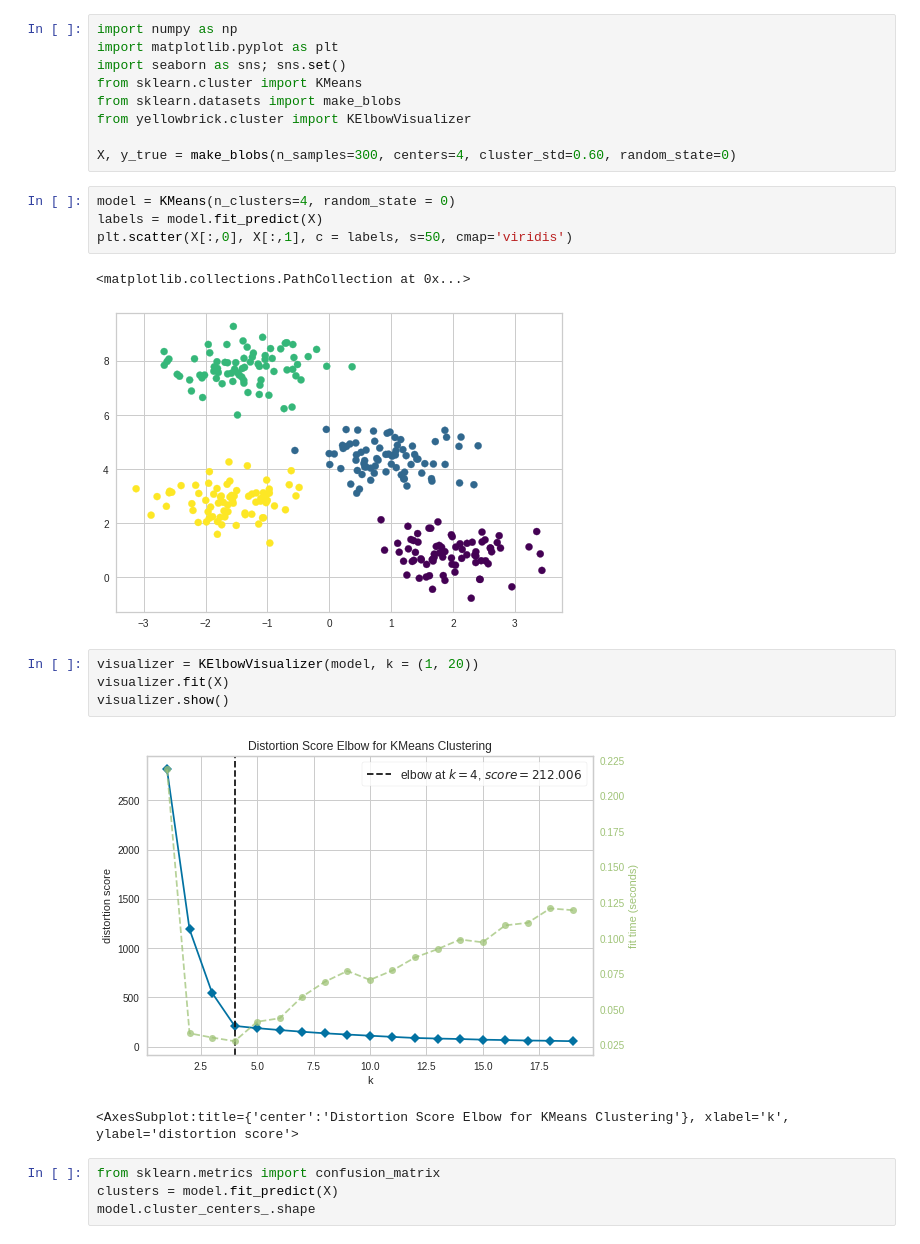
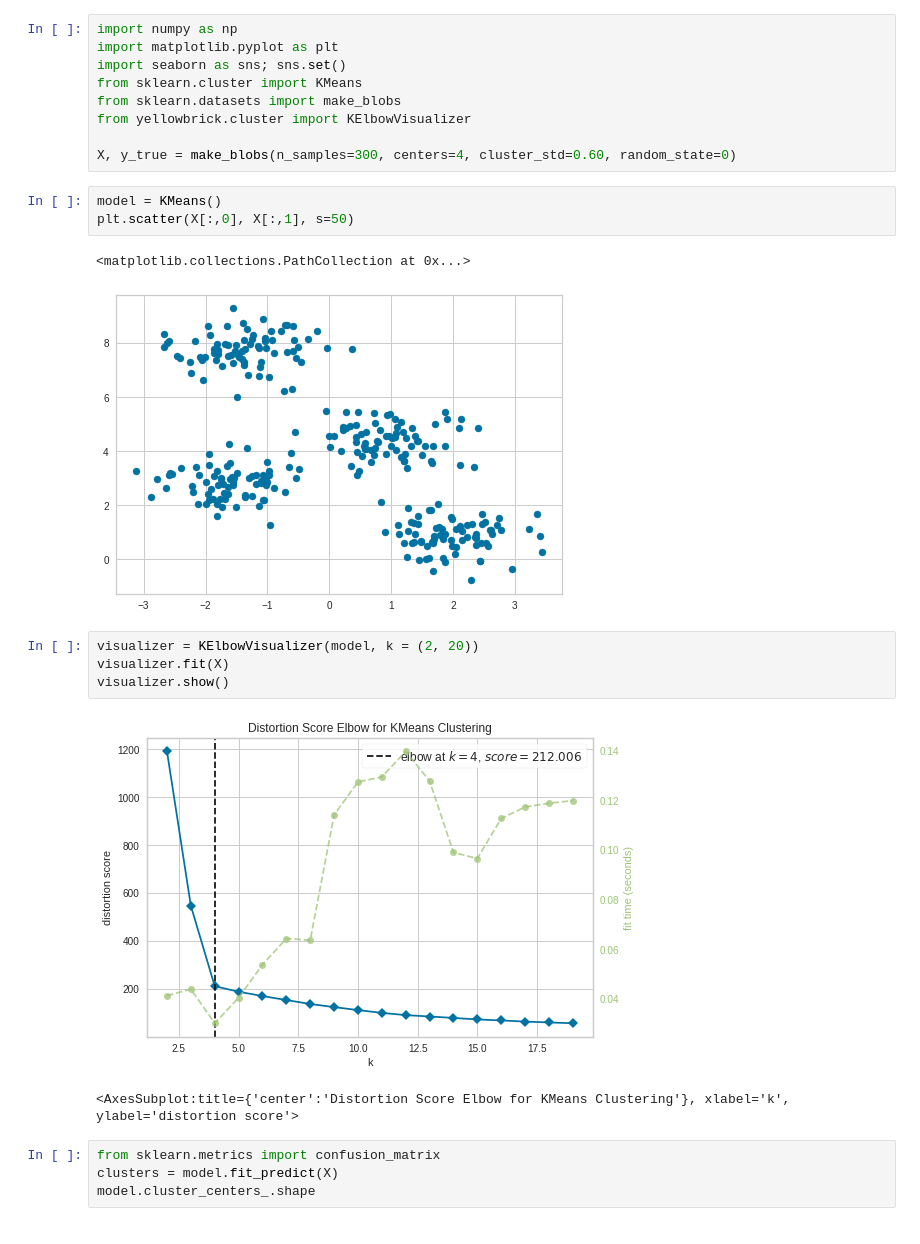
Before and after one commit to williamsw16/Group19, a Jupyter notebook: HW2/HW2.ipynb, the cells around one changed output. Saved outputs shown, nothing was run; the diff lists cells and outputs as text.

```diff
--- a/HW2/HW2.ipynb
+++ b/HW2/HW2.ipynb
@@ -8,18 +8,17 @@ from yellowbrick.cluster import KElbowVisualizer
 
 X, y_true = make_blobs(n_samples=300, centers=4, cluster_std=0.60, random_state=0)
 # %%
-model = KMeans(n_clusters=4, random_state = 0)
-labels = model.fit_predict(X)
-plt.scatter(X[:,0], X[:,1], c = labels, s=50, cmap='viridis')
+model = KMeans()
+plt.scatter(X[:,0], X[:,1], s=50)
 # %% [output]
 <matplotlib.collections.PathCollection at 0x...>
-[figure, old version]
+[figure, new version]
 # %%
-visualizer = KElbowVisualizer(model, k = (1, 20))
+visualizer = KElbowVisualizer(model, k = (2, 20))
 visualizer.fit(X)
 visualizer.show()
 # %% [output]
-[figure, old version]
+[figure, new version]
 <AxesSubplot:title={'center':'Distortion Score Elbow for KMeans Clustering'}, xlabel='k', ylabel='distortion score'>
 # %%
 from sklearn.metrics import confusion_matrix
```
Also changed, not shown: parts of 1 cell of this notebook.
